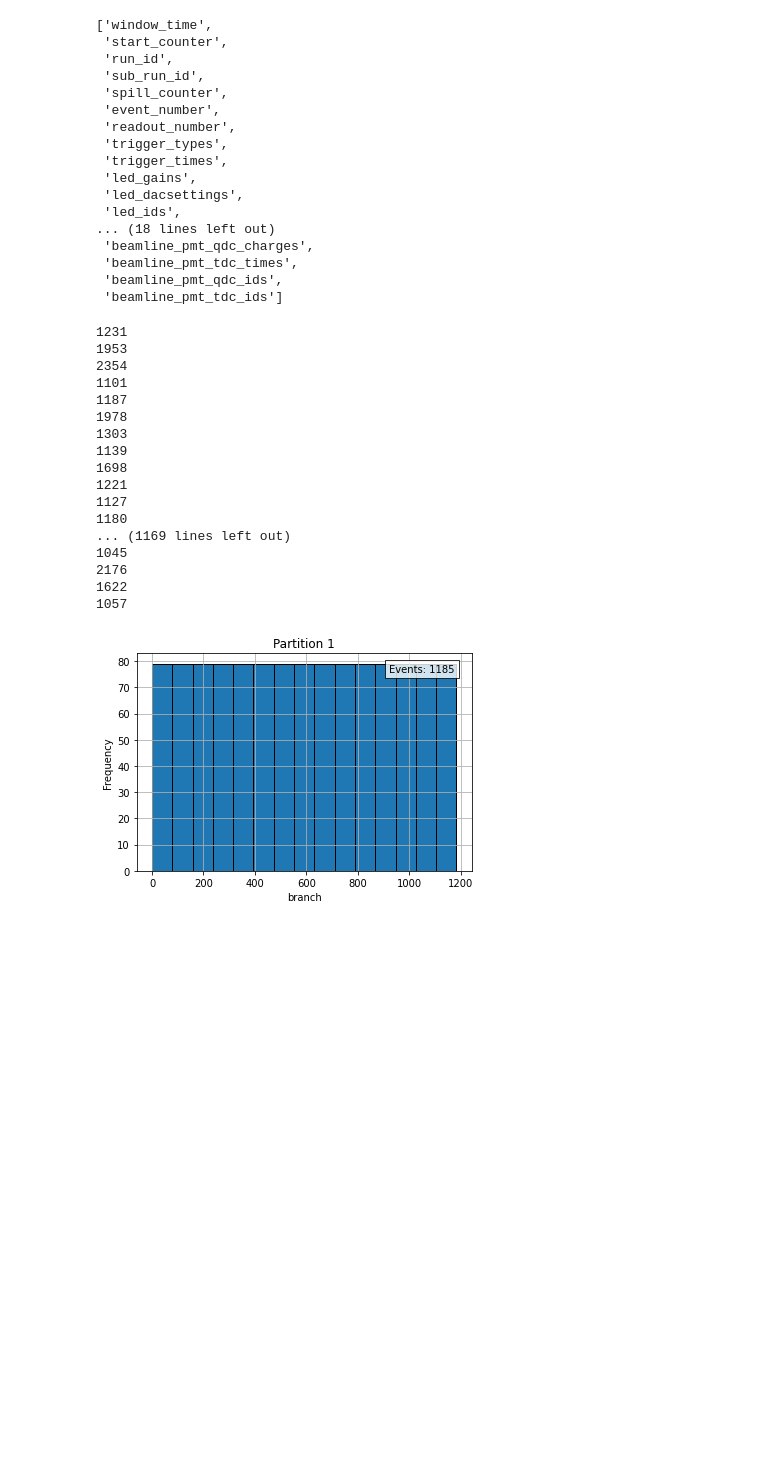
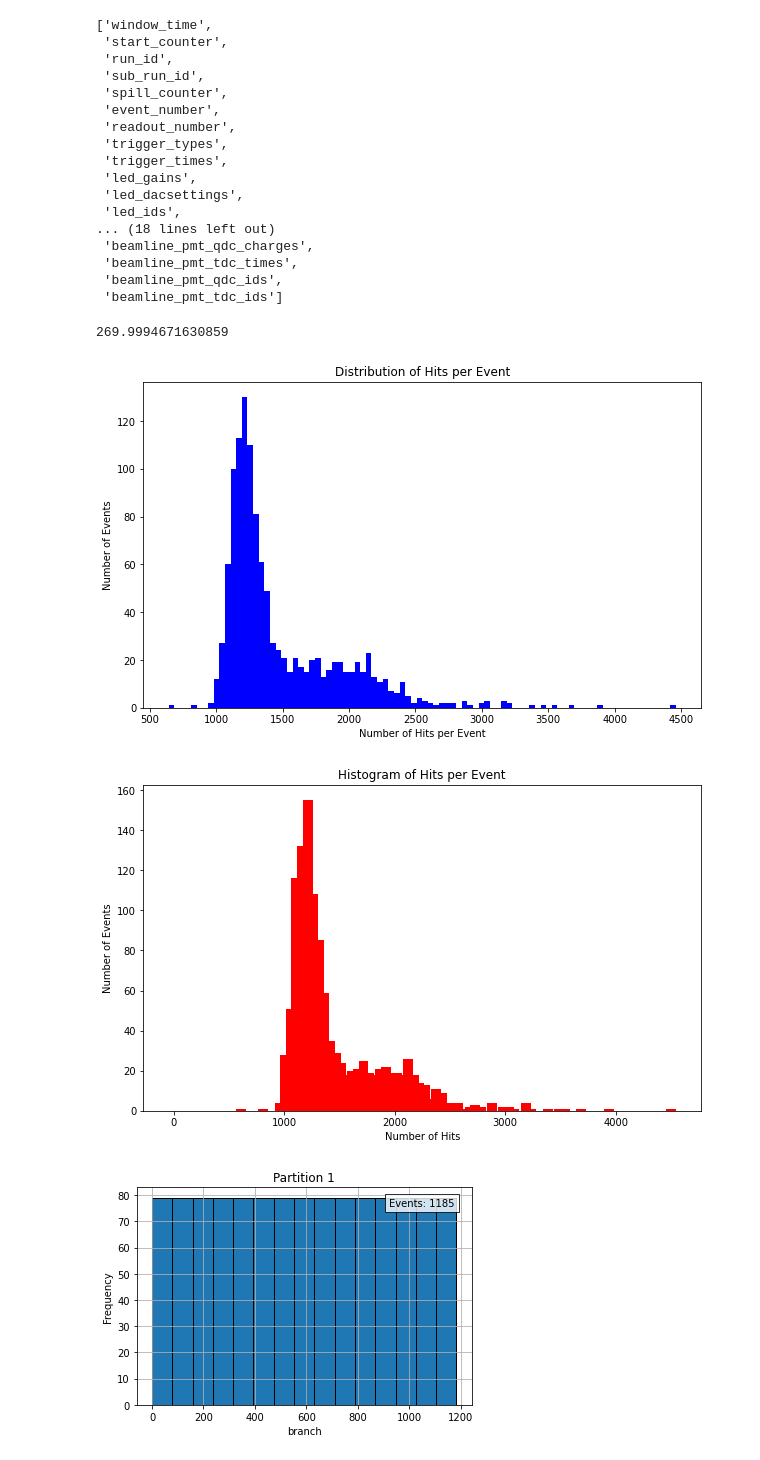
Before and after one commit to halmamol/WCTECoincidence_Analysis, a Jupyter notebook: nHits_count/jupyter_notebooks/create_nHits_dtf.ipynb, the cells around one changed output. Drawn from its saved outputs; the diff is of its cells as text; code cells hidden in the pictures; blank space fills up the shorter version.

```diff
--- a/nHits_count/jupyter_notebooks/create_nHits_dtf.ipynb
+++ b/nHits_count/jupyter_notebooks/create_nHits_dtf.ipynb
@@ -45,32 +45,36 @@ tree.keys()
 # %%
 values = tree["hit_pmt_times"].array(library="np")  # e.g., "eventID"
 #print(values)
 
 final_elements = []
-
+max_list = []
 for x in values:
 
-    print(len(x))
-    #final_elements.append(x[1])
+    final_elements.append(len(x))
+    max_list.append(max(x)/1000)
     #print(x[1])
+print(max(max_list))  # Print the maximum value in seconds
+
+plt.figure(figsize=(10, 6))
+plt.hist(final_elements, bins=90, color='blue')
+plt.xlabel('Number of Hits per Event')
+plt.ylabel('Number of Events')
+plt.title('Distribution of Hits per Event')
+plt.show()
+
+histogram = np.zeros(int(4000/50)+10)  # Initialize histogram with 200 bins
+histogram = functions_nHits.count_nHits(np.array(final_elements), 50, histogram)
+plt.figure(figsize=(10, 6))
+plt.bar(np.linspace(0, 4500, int(4000/50)+10), histogram, width = 90, color='red')
+plt.xlabel('Number of Hits')
+plt.ylabel('Number of Events')
+plt.title('Histogram of Hits per Event')
+plt.savefig('histogram_hits_per_event.pdf')
+plt.show()
 # %% [output]
-1231
-1953
-2354
-1101
-1187
-1978
-1303
-1139
-1698
-1221
-1127
-1180
-... (1169 lines left out)
-1045
-2176
-1622
-1057
+269.9994671630859
+[figure, added]
+[figure, added]
 # %%
 values = tree["event_number"].array(library="np")  # e.g., "eventID"
 # Plot a histogram
```
Also changed, not shown: parts of 2 cells of this notebook, 5 other files.
